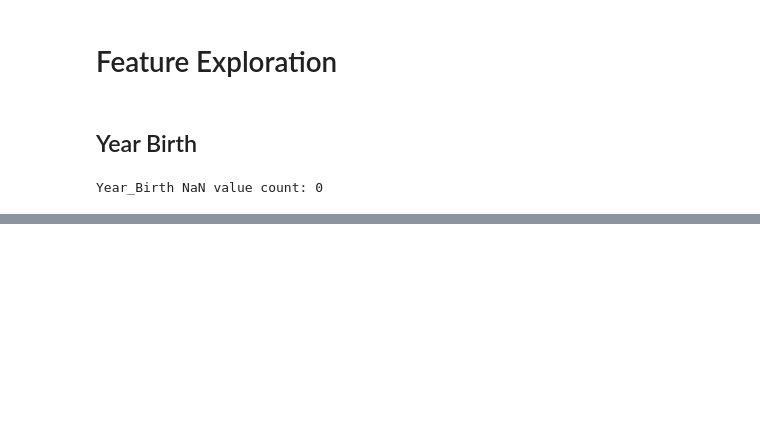
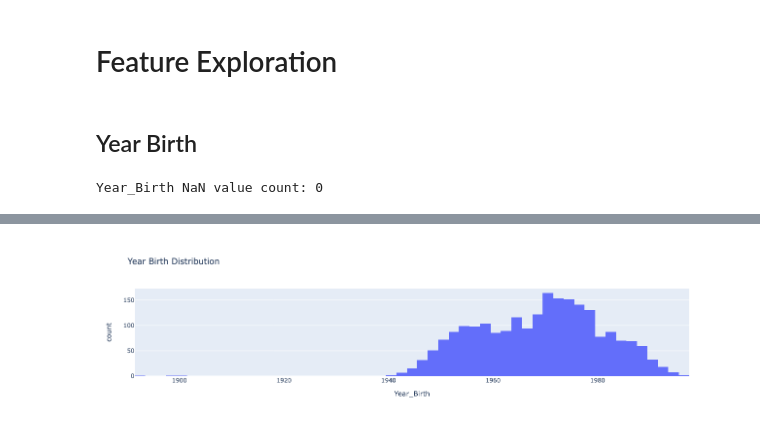
Before and after one commit to Volscente/customer_personality, a Jupyter notebook: notebooks/exploratory_data_analysis.ipynb, the cells around one changed output, grey strips where cells are left out. Cells and saved outputs as stored; diff of their text form; code cells hidden in the pictures; blank space fills up the shorter version.

```diff
--- a/notebooks/exploratory_data_analysis.ipynb
+++ b/notebooks/exploratory_data_analysis.ipynb
@@ -58,4 +58,10 @@ print('Year_Birth NaN value count: {}'.format(len(data[data['Year_Birth'].isna()
 Year_Birth NaN value count: 0
 # %%
 # Plot the Histogram of Year_Birth Distribution
-figure = ex.histogram(data, x='Year_Birth', title='Year Birth Distribution', labels={x
+figure = ex.histogram(data,
+                      x='Year_Birth',
+                      title='Year Birth Distribution',
+                      labels={'x': 'Year Birth', 'y': 'Count'})
+
+figure.show()
+# %% [output]
@@ -61,0 +69 @@ figure = ex.histogram(data, x='Year_Birth', title='Year Birth Distribution', lab
+[figure, added]
```
Also changed, not shown: parts of 1 cell of this notebook.
